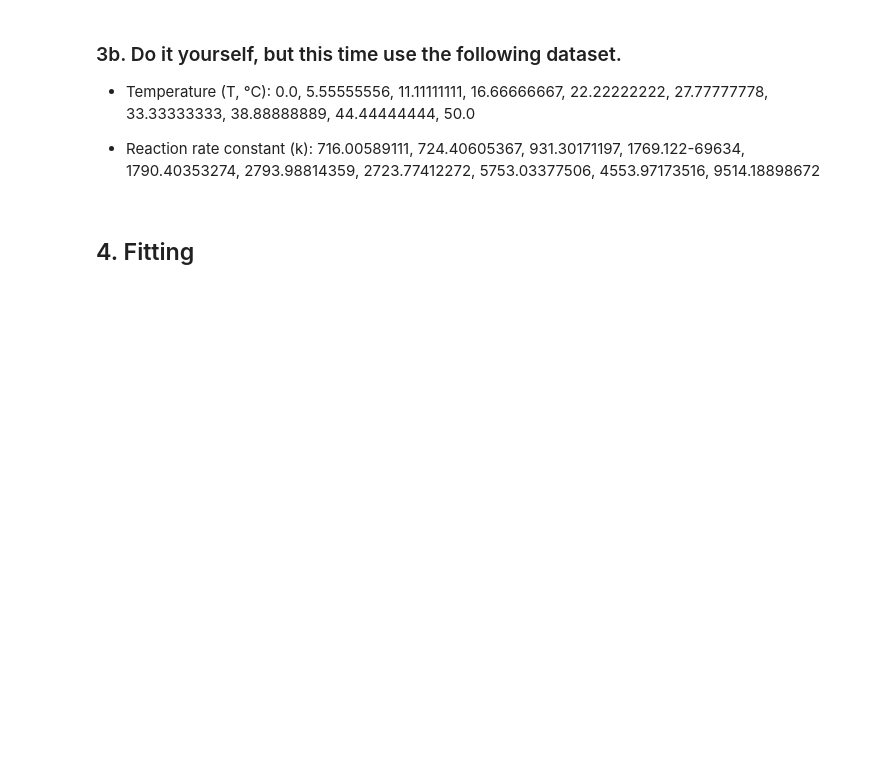
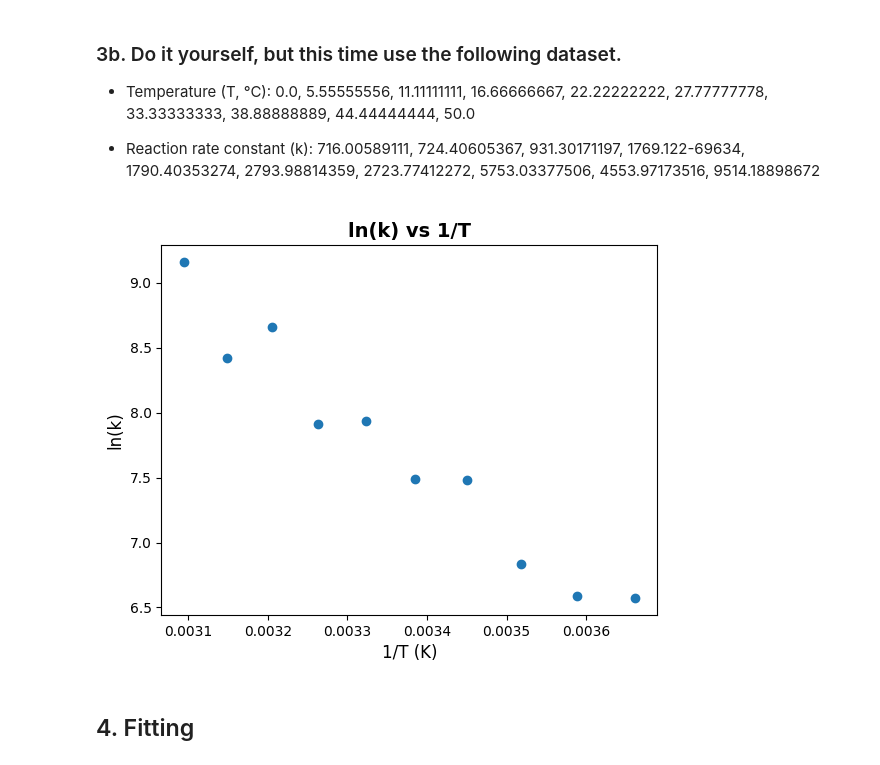
Before and after one commit to wcchrisgarcia/Chemistry, a Jupyter notebook: Exercises/Five_Questions_in_Chemistry.ipynb, the cells around one changed output. Drawn from its saved outputs; the diff is of its cells as text; code cells hidden in the pictures; blank space fills up the shorter version.

```diff
--- a/Exercises/Five_Questions_in_Chemistry.ipynb
+++ b/Exercises/Five_Questions_in_Chemistry.ipynb
@@ -167,6 +241,41 @@ plt.show()
 - Temperature (T, °C): 0.0, 5.55555556, 11.11111111, 16.66666667, 22.22222222, 27.77777778, 33.33333333, 38.88888889, 44.44444444, 50.0
 
 - Reaction rate constant (k): 716.00589111, 724.40605367, 931.30171197, 1769.122-69634, 1790.40353274, 2793.98814359, 2723.77412272, 5753.03377506, 4553.97173516, 9514.18898672
+# %%
+#(a) Generate table
+
+import pandas as pd
+import numpy as np
+
+# Create a DataFrame
+df = pd.DataFrame({
+    "T (C)": [0.0, 5.55555556, 11.11111111, 16.66666667, 22.22222222, 27.77777778, 33.33333333, 38.88888889, 44.44444444, 50.0 ],
+    "k": [716.00589111, 724.40605367, 931.30171197, 1769.12269634, 1790.40353274, 2793.98814359, 2723.77412272, 5753.03377506, 4553.97173516, 9514.18898672]
+})
+
+# Convert temperature from Celsius to Kelvin and calculate 1/T
+df["1/T (K)"] = 1 / (df["T (C)"] + 273.15)
+
+# Calculate the natural logarithm of k
+df["ln_k"] = np.log(df["k"])
+
+# Display the DataFrame
+df.head()
+
+# (b). Plot data
+
+import matplotlib.pyplot as plt
+
+# Create a scatter plot
+plt.scatter(df["1/T (K)"], df["ln_k"])
+
+plt.xlabel("1/T (K)", fontsize=12)
+plt.ylabel("ln(k)", fontsize=12)
+plt.title("ln(k) vs 1/T", fontweight="bold", fontsize=14)
+
+plt.show()
+# %% [output]
+[figure, added]
 # %% [markdown]
 ## 4. Fitting
 # %% [markdown]
```
Also changed, not shown: parts of 5 cells of this notebook, 4 other files.
